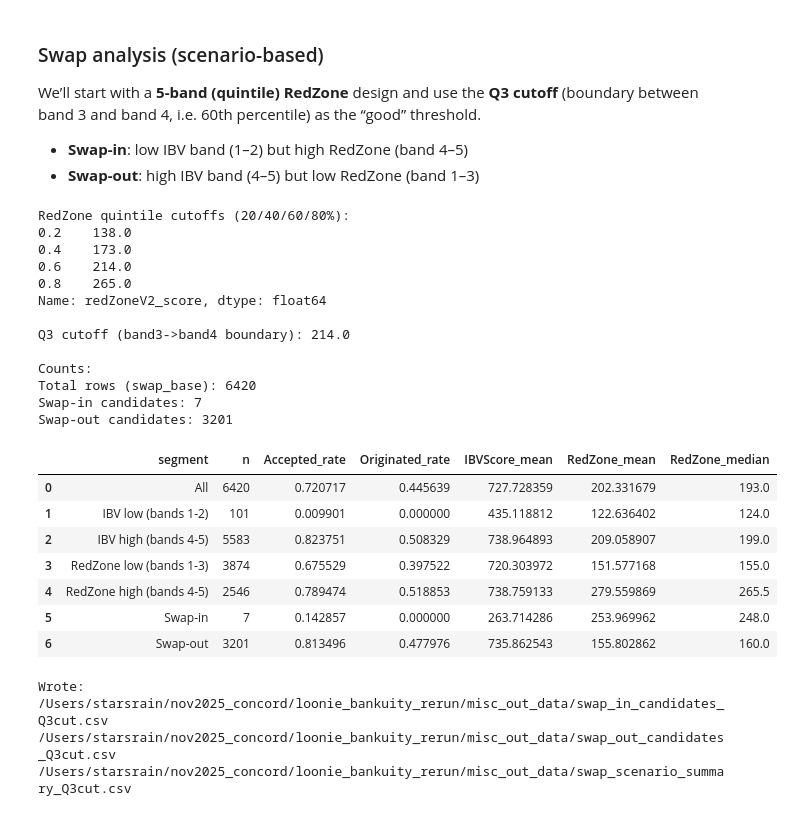
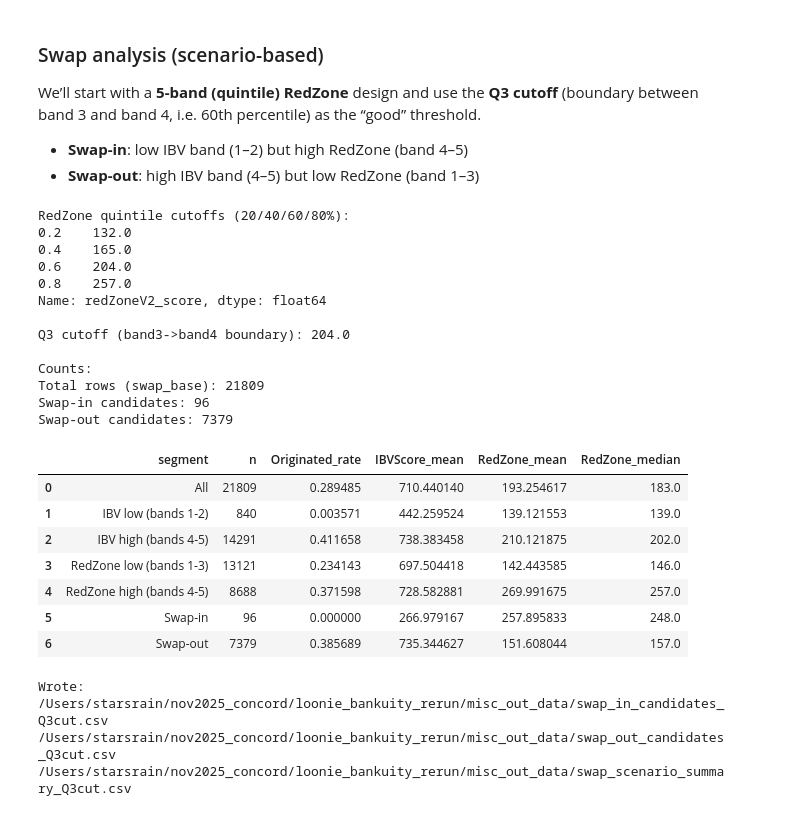
Before and after one commit to Junchen-concord/loonie_bankuity_rerun, a Jupyter notebook: notebooks/rerun_analysis_V2.ipynb, the cells around one changed output. Saved outputs shown, nothing was run; the diff lists cells and outputs as text; code cells hidden in the pictures.

```diff
--- a/notebooks/rerun_analysis_V2.ipynb
+++ b/notebooks/rerun_analysis_V2.ipynb
@@ -63,7 +63,7 @@ for token, response_text in zip(df_rerun.IBVToken.values, df_rerun.ResponseJSONT
 # %%
 import re
 
-input_dir = "/Users/starsrain/nov2025_concord/loonie_bankuity_rerun/rerun_output_JSONs_V2"
+input_dir = "/Users/starsrain/nov2025_concord/loonie_bankuity_rerun/rerun_output_JSONs_V3"
 rows = []
 
 for filename in os.listdir(input_dir):
@@ -113,9 +113,7 @@ print(df_redzone_scores.shape)
 ### attach the application date to redzone table (from previous rerun preparation steps)
 # %%
 # import IBVStatus table + DateProcessed for later deduping
-import pandas as pd
-
-dedup_path = "/Users/starsrain/nov2025_concord/loonie_bankuity_rerun/ibv_status_data/loonie_ibv_shadowV5_dedup.csv"
+dedup_path = "/Users/starsrain/nov2025_concord/loonie_bankuity_rerun/ibv_status_data/loonie_ibv_shadowV6_dedup.csv"
 df_dedup = pd.read_csv(dedup_path, usecols=["IBVStatusID", "DateCreated"])
 
 df_redzone_scores = df_redzone_scores.merge(df_dedup, on="IBVStatusID", how="left")
@@ -451,7 +615,7 @@ pd.crosstab(manual_band["IBVBand"], df_perf_merged_dedup_kept["IBVBand"], dropna
 # %%
 import matplotlib.pyplot as plt
 
-df = df_perf_merged_dedup_kept.dropna(subset=["IBVScore","redZoneV2_score"])
+df = df_perf_merged.dropna(subset=["IBVScore","redZoneV2_score"])
 
 fig, axes = plt.subplots(1, 2, figsize=(12,4))
 
@@ -488,7 +652,7 @@ import numpy as np
 import pandas as pd
 
 # Base for swap analysis: needs both scores
-swap_base = df_perf_merged_dedup_kept.dropna(subset=["redZoneV2_score"]).copy()
+swap_base = df_perf_merged.dropna(subset=["redZoneV2_score"]).copy()
 
 # Ensure numeric
 swap_base["redZoneV2_score"] = pd.to_numeric(swap_base["redZoneV2_score"], errors="coerce")
@@ -555,49 +719,49 @@ def summarize_segment(df: pd.DataFrame, name: str) -> dict:
     out = {"segment": name, "n": len(df)}
     if len(df) == 0:
         return out
 
     for col in ["Accepted", "Originated"]:
         if col in df.columns:
             out[f"{col}_rate"] = pd.to_numeric(df[col], errors="coerce").mean()
 
     out["IBVScore_mean"] = pd.to_numeric(df["IBVScore"], errors="coerce").mean()
     out["RedZone_mean"] = pd.to_numeric(df["redZoneV2_score"], errors="coerce").mean()
     out["RedZone_median"] = pd.to_numeric(df["redZoneV2_score"], errors="coerce").median()
     return out
 
 segments = pd.DataFrame([
     summarize_segment(swap_base, "All"),
     summarize_segment(swap_base.loc[ibv_low], "IBV low (bands 1-2)"),
     summarize_segment(swap_base.loc[ibv_high], "IBV high (bands 4-5)"),
     summarize_segment(swap_base.loc[rz_low], "RedZone low (bands 1-3)"),
     summarize_segment(swap_base.loc[rz_high], "RedZone high (bands 4-5)"),
     summarize_segment(swap_base.loc[swap_in_mask], "Swap-in"),
     summarize_segment(swap_base.loc[swap_out_mask], "Swap-out"),
 ])
 
 segments
 # %% [output]
 RedZone quintile cutoffs (20/40/60/80%):
-0.2    138.0
-0.4    173.0
-0.6    214.0
-0.8    265.0
+0.2    132.0
+0.4    165.0
+0.6    204.0
+0.8    257.0
 Name: redZoneV2_score, dtype: float64
 
-Q3 cutoff (band3->band4 boundary): 214.0
+Q3 cutoff (band3->band4 boundary): 204.0
 
 Counts:
-Total rows (swap_base): 6420
-Swap-in candidates: 7
-Swap-out candidates: 3201
+Total rows (swap_base): 21809
+Swap-in candidates: 96
+Swap-out candidates: 7379
-|  | segment | n | Accepted_rate | Originated_rate | IBVScore_mean | RedZone_mean | RedZone_median |
-| 0 | All | 6420 | 0.720717 | 0.445639 | 727.728359 | 202.331679 | 193.0 |
-| 1 | IBV low (bands 1-2) | 101 | 0.009901 | 0.000000 | 435.118812 | 122.636402 | 124.0 |
-| 2 | IBV high (bands 4-5) | 5583 | 0.823751 | 0.508329 | 738.964893 | 209.058907 | 199.0 |
-| 3 | RedZone low (bands 1-3) | 3874 | 0.675529 | 0.397522 | 720.303972 | 151.577168 | 155.0 |
-| 4 | RedZone high (bands 4-5) | 2546 | 0.789474 | 0.518853 | 738.759133 | 279.559869 | 265.5 |
-| 5 | Swap-in | 7 | 0.142857 | 0.000000 | 263.714286 | 253.969962 | 248.0 |
-| 6 | Swap-out | 3201 | 0.813496 | 0.477976 | 735.862543 | 155.802862 | 160.0 |
+|  | segment | n | Originated_rate | IBVScore_mean | RedZone_mean | RedZone_median |
+| 0 | All | 21809 | 0.289485 | 710.440140 | 193.254617 | 183.0 |
+| 1 | IBV low (bands 1-2) | 840 | 0.003571 | 442.259524 | 139.121553 | 139.0 |
+| 2 | IBV high (bands 4-5) | 14291 | 0.411658 | 738.383458 | 210.121875 | 202.0 |
+| 3 | RedZone low (bands 1-3) | 13121 | 0.234143 | 697.504418 | 142.443585 | 146.0 |
+| 4 | RedZone high (bands 4-5) | 8688 | 0.371598 | 728.582881 | 269.991675 | 257.0 |
+| 5 | Swap-in | 96 | 0.000000 | 266.979167 | 257.895833 | 248.0 |
+| 6 | Swap-out | 7379 | 0.385689 | 735.344627 | 151.608044 | 157.0 |
 # %%
 # Optional exports: swap-in / swap-out populations + scenario summary
 """ out_dir = "/Users/starsrain/nov2025_concord/loonie_bankuity_rerun/misc_out_data"
```
Also changed, not shown: parts of 24 cells of this notebook, 5 other files.
